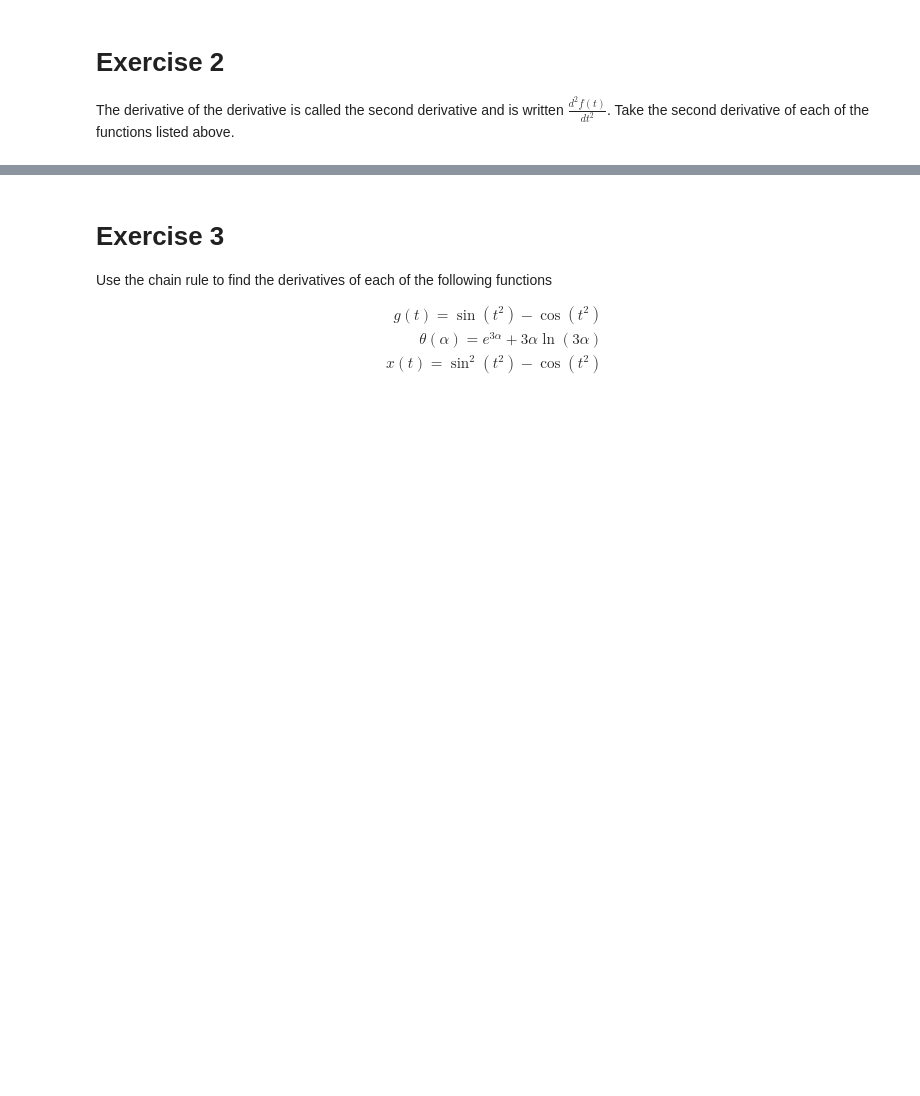
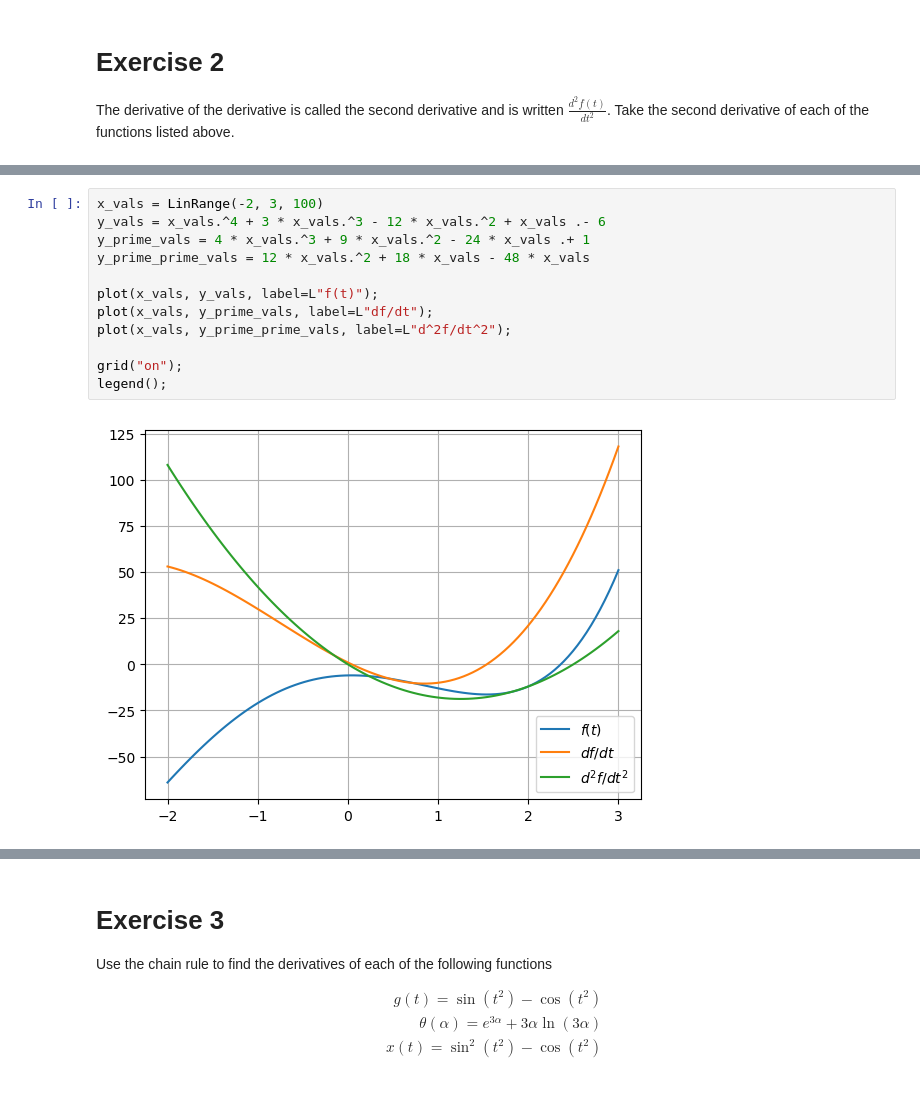
Before and after one commit to chaaland/classical-mechanics-ttm, a Jupyter notebook: Untitled.ipynb, the cells around one changed output, grey strips where cells are left out. Cells and saved outputs as stored; diff of their text form; blank space fills up the shorter version.

```diff
--- a/Untitled.ipynb
+++ b/Untitled.ipynb
@@ -73,0 +38,14 @@ The derivative of the derivative is called the second derivative and is written
+# %%
+x_vals = LinRange(-2, 3, 100)
+y_vals = x_vals.^4 + 3 * x_vals.^3 - 12 * x_vals.^2 + x_vals .- 6
+y_prime_vals = 4 * x_vals.^3 + 9 * x_vals.^2 - 24 * x_vals .+ 1
+y_prime_prime_vals = 12 * x_vals.^2 + 18 * x_vals - 48 * x_vals
+
+plot(x_vals, y_vals, label=L"f(t)");
+plot(x_vals, y_prime_vals, label=L"df/dt");
+plot(x_vals, y_prime_prime_vals, label=L"d^2f/dt^2");
+
+grid("on");
+legend();
+# %% [output]
+[figure, added]
```
Also changed, not shown: parts of 17 cells of this notebook.
